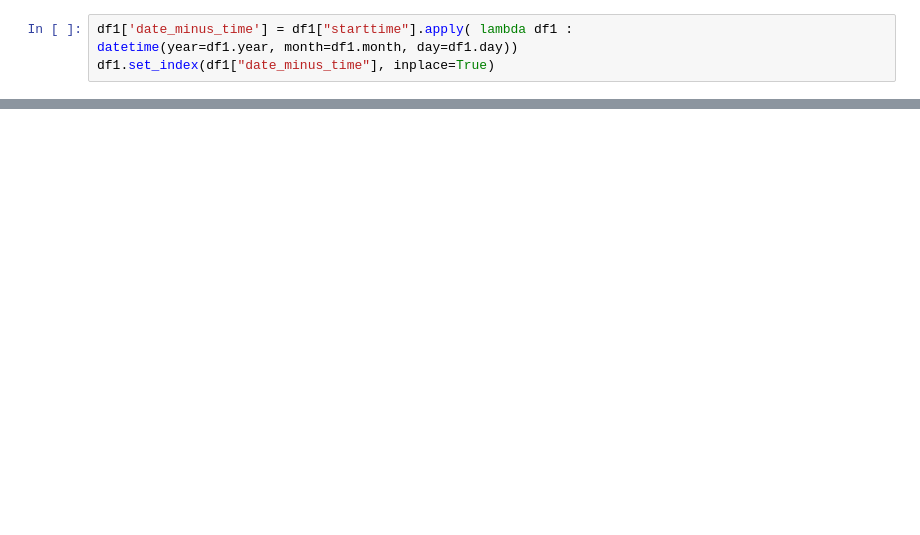
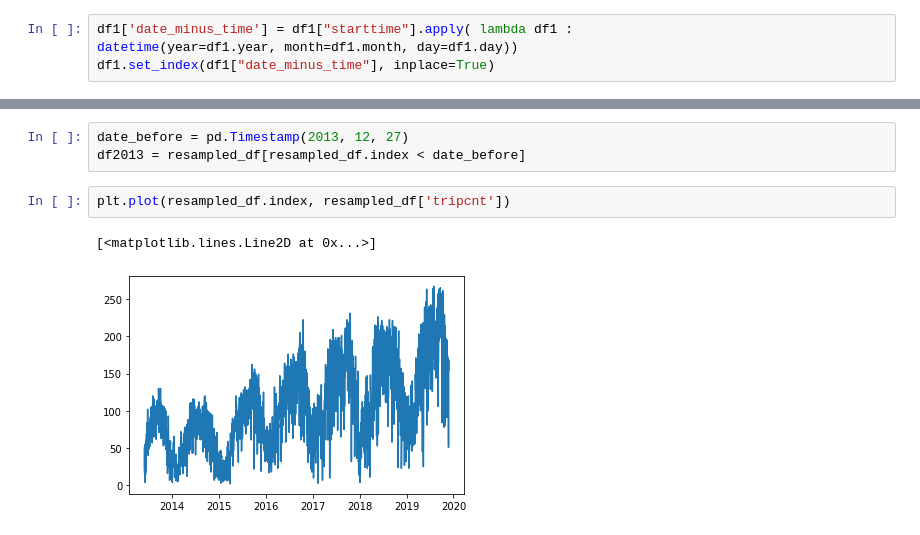
Before and after one commit to ivdim1999/Datathon2020, a Jupyter notebook: sample_by_date.ipynb, the cells around one changed output, grey strips where cells are left out. Drawn from its saved outputs; the diff is of its cells as text; blank space fills up the shorter version.

```diff
--- a/sample_by_date.ipynb
+++ b/sample_by_date.ipynb
@@ -44,0 +96,8 @@ resampled_df['usertype'] = df1['usertype'].resample('D').mean()
+# %%
+date_before = pd.Timestamp(2013, 12, 27)
+df2013 = resampled_df[resampled_df.index < date_before]
+# %%
+plt.plot(resampled_df.index, resampled_df['tripcnt'])
+# %% [output]
+[<matplotlib.lines.Line2D at 0x...>]
+[figure, added]
```
Also changed, not shown: parts of 64 cells of this notebook.
